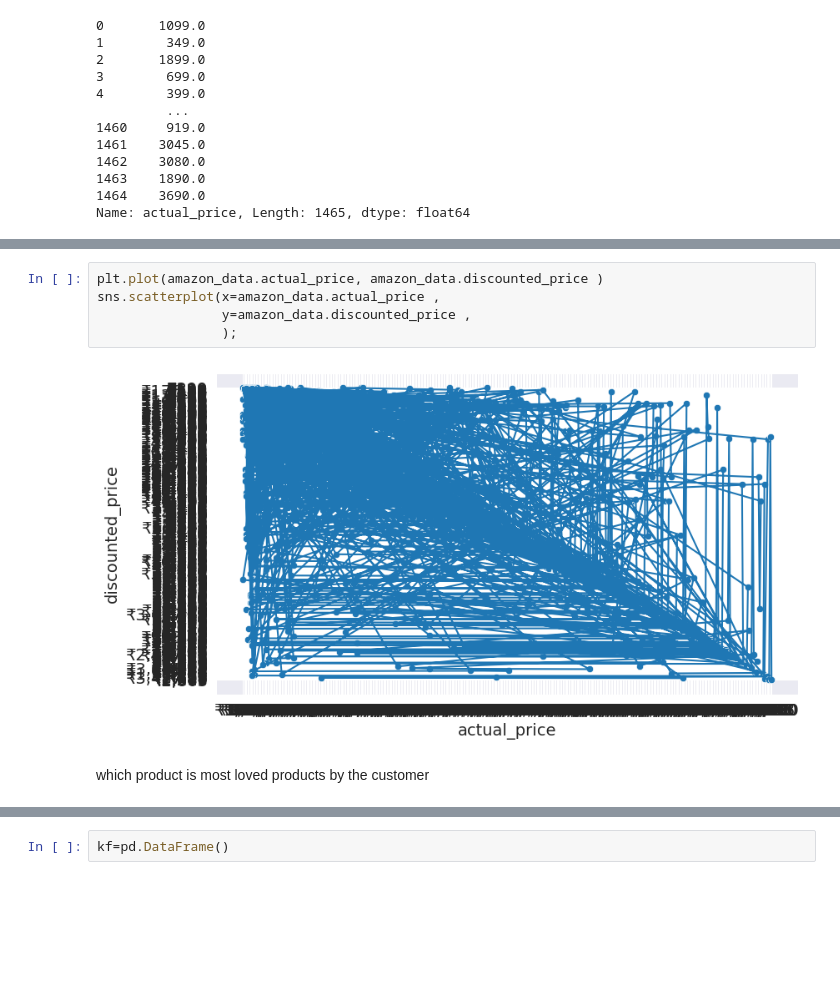
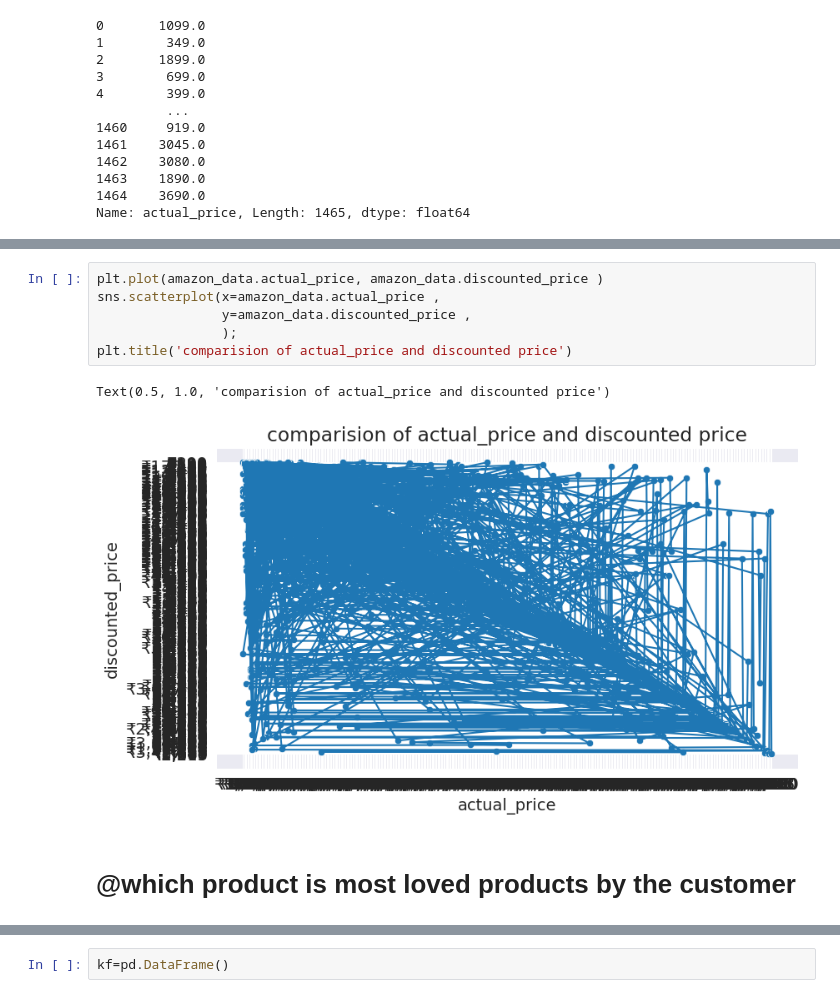
Before and after one commit to AnmolRajpoot25/FINAL_PROJECT, a Jupyter notebook: Untitled0.ipynb, the cells around one changed output, grey strips where cells are left out. Drawn from its saved outputs; the diff is of its cells as text; blank space fills up the shorter version.

```diff
--- a/Untitled0.ipynb
+++ b/Untitled0.ipynb
@@ -348,11 +354,13 @@ plt.hist([ amazon_data.actual_price ,amazon_data.discounted_price,],
 # %%
 plt.plot(amazon_data.actual_price, amazon_data.discounted_price )
 sns.scatterplot(x=amazon_data.actual_price ,
                 y=amazon_data.discounted_price ,
                 );
+plt.title('comparision of actual_price and discounted price')
 # %% [output]
+Text(0.5, 1.0, 'comparision of actual_price and discounted price')
-[figure, old version]
+[figure, new version]
 # %% [markdown]
-which product is most loved products by the customer
+# @which product is most loved products by the customer
 # %%
 plt.figure(figsize=(10, 20))
```
Also changed, not shown: parts of 45 cells of this notebook.
